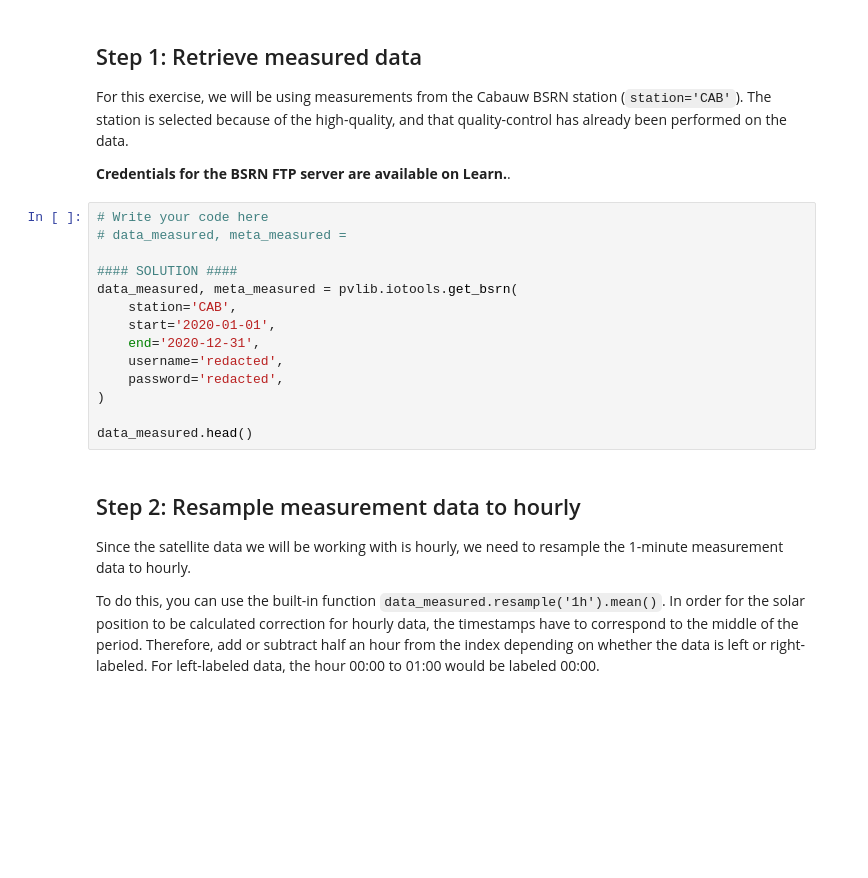
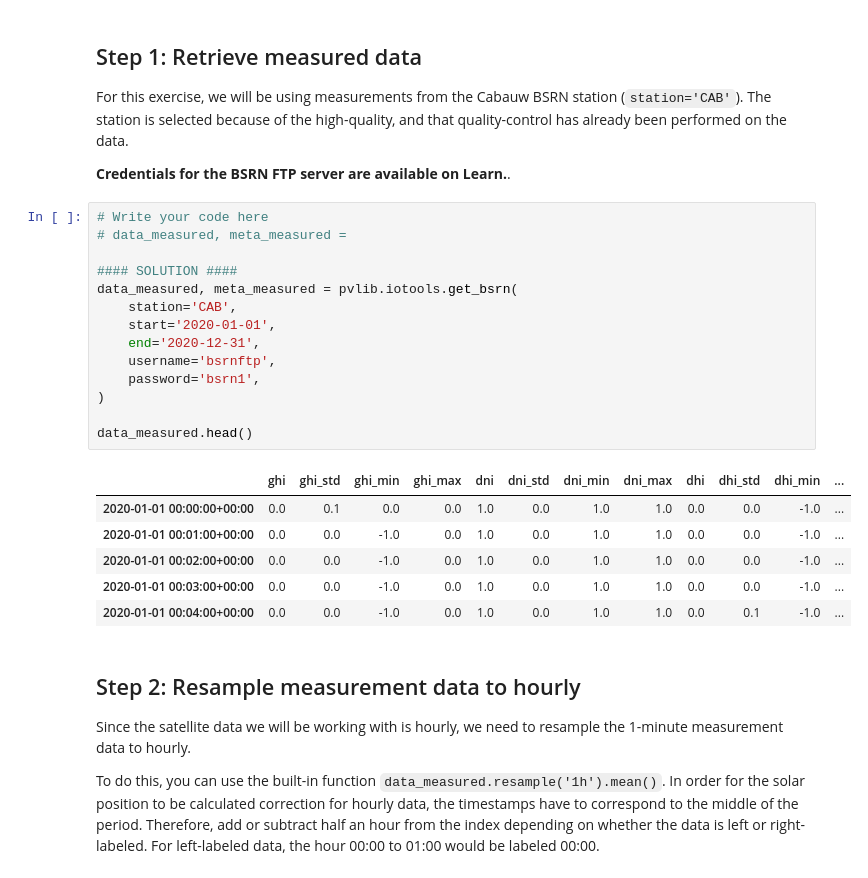
Before and after one commit to AdamRJensen/solar-resource-course, a Jupyter notebook: modeled_vs_measured_data.ipynb, the cells around one changed output. Drawn from its saved outputs; the diff is of its cells as text; blank space fills up the shorter version.

```diff
--- a/modeled_vs_measured_data.ipynb
+++ b/modeled_vs_measured_data.ipynb
@@ -21,17 +40,24 @@ For this exercise, we will be using measurements from the Cabauw BSRN station (`
 # %%
 # Write your code here
 # data_measured, meta_measured =
 
 #### SOLUTION ####
 data_measured, meta_measured = pvlib.iotools.get_bsrn(
     station='CAB',
     start='2020-01-01',
     end='2020-12-31',
-    username='redacted',
-    password='redacted',
+    username='bsrnftp',
+    password='bsrn1',
 )
 
 data_measured.head()
+# %% [output]
+|  | ghi | ghi_std | ghi_min | ghi_max | dni | dni_std | dni_min | dni_max | dhi | dhi_std | dhi_min | ... |
+| 2020-01-01 00:00:00+00:00 | 0.0 | 0.1 | 0.0 | 0.0 | 1.0 | 0.0 | 1.0 | 1.0 | 0.0 | 0.0 | -1.0 | ... |
+| 2020-01-01 00:01:00+00:00 | 0.0 | 0.0 | -1.0 | 0.0 | 1.0 | 0.0 | 1.0 | 1.0 | 0.0 | 0.0 | -1.0 | ... |
+| 2020-01-01 00:02:00+00:00 | 0.0 | 0.0 | -1.0 | 0.0 | 1.0 | 0.0 | 1.0 | 1.0 | 0.0 | 0.0 | -1.0 | ... |
+| 2020-01-01 00:03:00+00:00 | 0.0 | 0.0 | -1.0 | 0.0 | 1.0 | 0.0 | 1.0 | 1.0 | 0.0 | 0.0 | -1.0 | ... |
+| 2020-01-01 00:04:00+00:00 | 0.0 | 0.0 | -1.0 | 0.0 | 1.0 | 0.0 | 1.0 | 1.0 | 0.0 | 0.1 | -1.0 | ... |
 # %% [markdown]
 ## Step 2: Resample measurement data to hourly
 Since the satellite data we will be working with is hourly, we need to resample the 1-minute measurement data to hourly.
```
Also changed, not shown: parts of 7 cells of this notebook.
